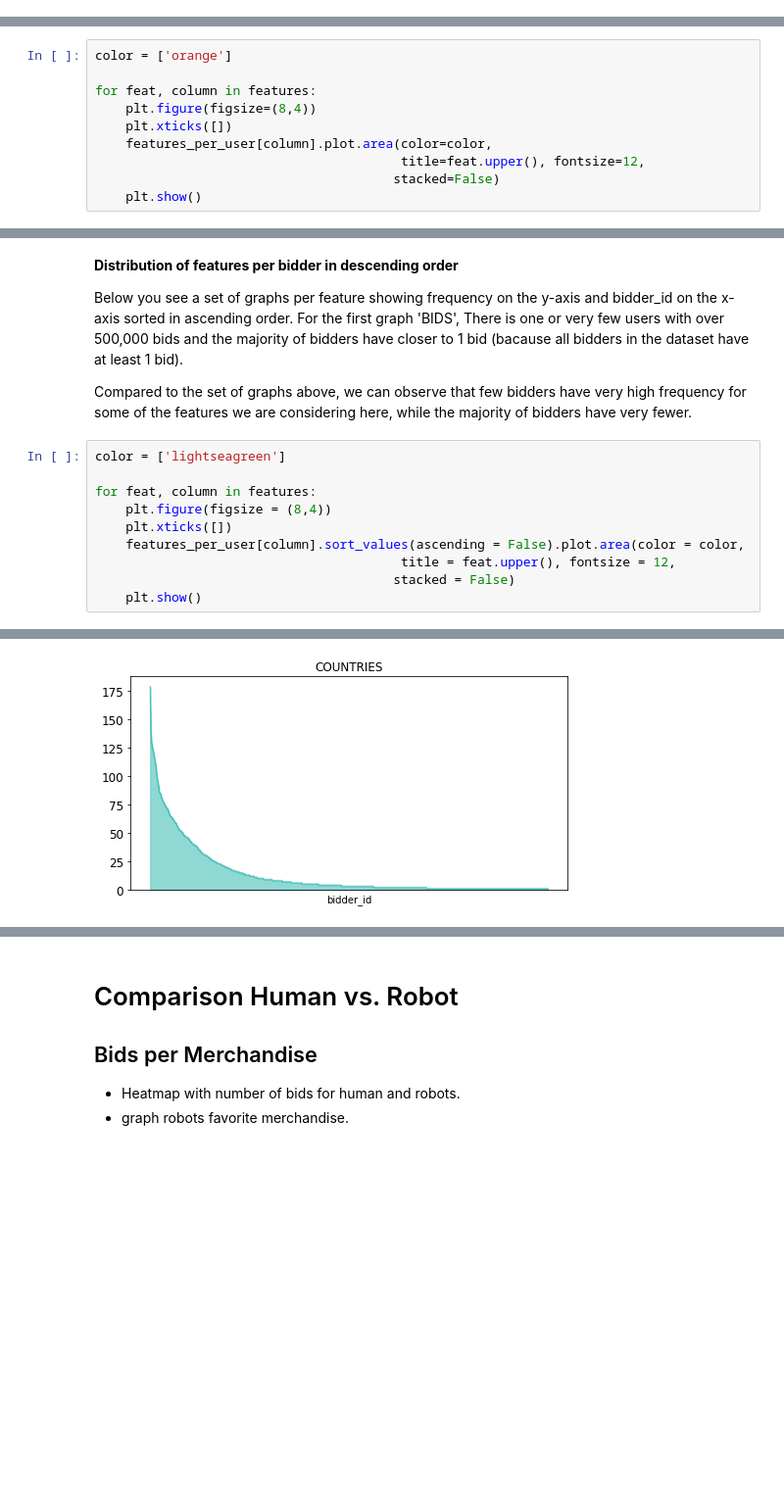
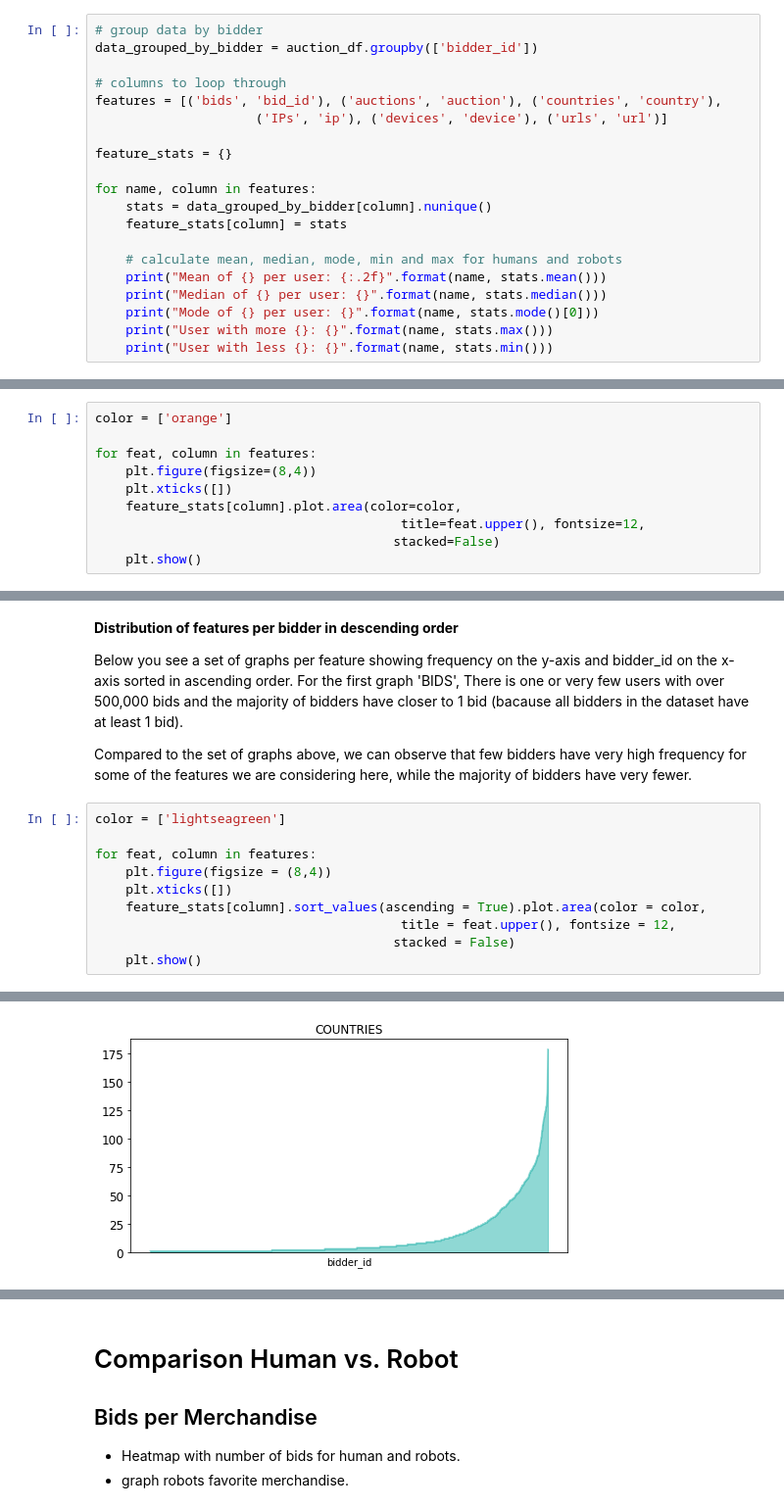
Before and after one commit to gabriellewald/auction-fraud-detection, a Jupyter notebook: notebooks/2_exploratory_data_analysis.ipynb, the cells around one changed output, grey strips where cells are left out. Shown at 98% size. Cells and saved outputs as stored; diff of their text form; blank space fills up the shorter version.

```diff
--- a/notebooks/2_exploratory_data_analysis.ipynb
+++ b/notebooks/2_exploratory_data_analysis.ipynb
@@ -285,0 +238,20 @@ User with less urls: 1
+# %%
+# group data by bidder
+data_grouped_by_bidder = auction_df.groupby(['bidder_id'])
+
+# columns to loop through
+features = [('bids', 'bid_id'), ('auctions', 'auction'), ('countries', 'country'),
+                     ('IPs', 'ip'), ('devices', 'device'), ('urls', 'url')]
+
+feature_stats = {}
+
+for name, column in features:
+    stats = data_grouped_by_bidder[column].nunique()
+    feature_stats[column] = stats
+
+    # calculate mean, median, mode, min and max for humans and robots
+    print("Mean of {} per user: {:.2f}".format(name, stats.mean()))
+    print("Median of {} per user: {}".format(name, stats.median()))
+    print("Mode of {} per user: {}".format(name, stats.mode()[0]))
+    print("User with more {}: {}".format(name, stats.max()))
+    print("User with less {}: {}".format(name, stats.min()))
@@ -318,7 +308,7 @@ color = ['orange']
 for feat, column in features:
     plt.figure(figsize=(8,4))
     plt.xticks([])
-    features_per_user[column].plot.area(color=color,
+    feature_stats[column].plot.area(color=color,
                                         title=feat.upper(), fontsize=12,
                                        stacked=False)
     plt.show()
@@ -341,7 +331,7 @@ color = ['lightseagreen']
 for feat, column in features:
     plt.figure(figsize = (8,4))
     plt.xticks([])
-    features_per_user[column].sort_values(ascending = False).plot.area(color = color,
+    feature_stats[column].sort_values(ascending = True).plot.area(color = color,
                                         title = feat.upper(), fontsize = 12,
                                        stacked = False)
     plt.show()
@@ -351 +341 @@ for feat, column in features:
-[figure, old version]
+[figure, new version]
```
Also changed, not shown: parts of 16 cells of this notebook, 2 other files.
